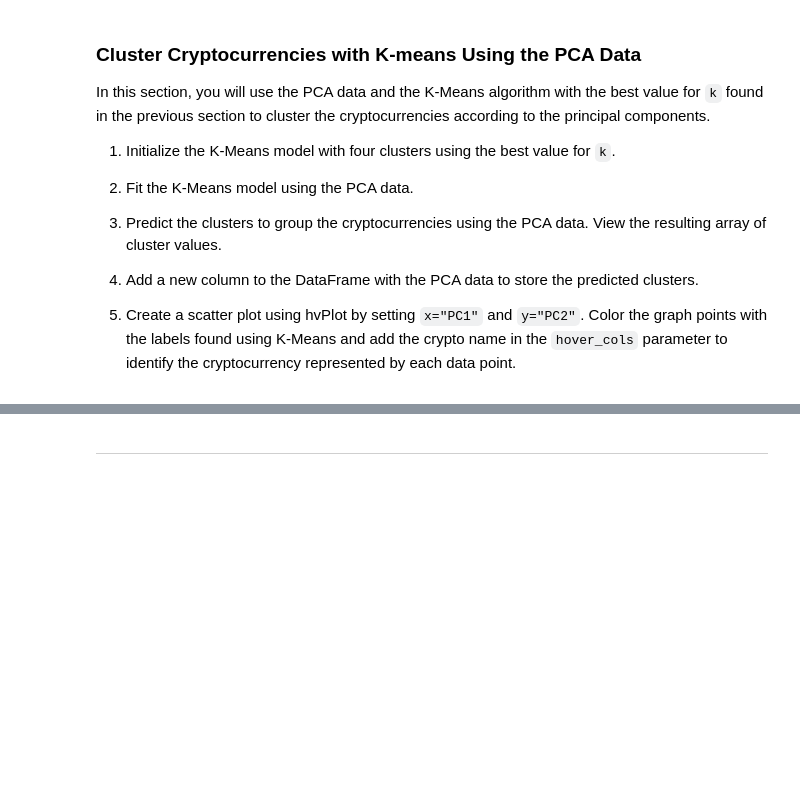
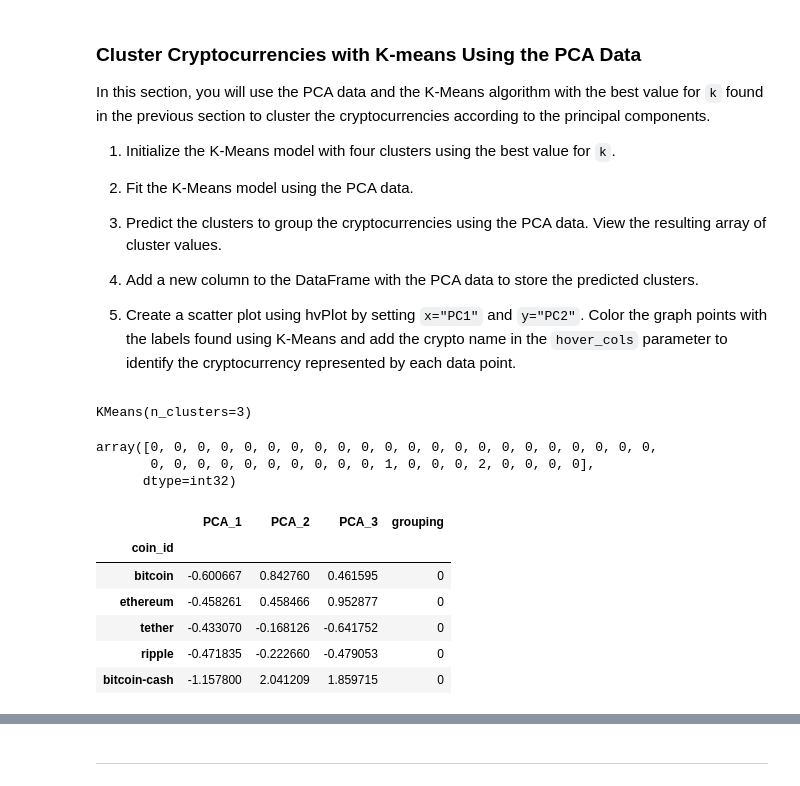
Before and after one commit to seshouan/Project-Crypto_Analysis, a Jupyter notebook: crypto_investments.ipynb, the cells around one changed output, grey strips where cells are left out. Saved outputs shown, nothing was run; the diff lists cells and outputs as text; code cells hidden in the pictures; blank space fills up the shorter version.

Commit message:
optimized clusters with pca

```diff
--- a/crypto_investments.ipynb
+++ b/crypto_investments.ipynb
@@ -321,6 +328,9 @@ In this section, you will use the elbow method to find the best value for `k` us
 # 1. Create a KMeans model using the loop counter for the n_clusters
 # 2. Fit the model to the data using `df_market_data_pca`
 # 3. Append the model.inertia_ to the inertia list
-# YOUR CODE HERE!
+for i in k:
+    k_pca_model = KMeans(n_clusters=i)
+    k_pca_model.fit(df_market_data_pca)
+    inertia.append(k_pca_model.inertia_)
 # %%
 # Create a dictionary with the data to plot the Elbow curve
@@ -360,25 +377,39 @@ In this section, you will use the PCA data and the K-Means algorithm with the be
 5. Create a scatter plot using hvPlot by setting `x="PC1"` and `y="PC2"`. Color the graph points with the labels found using K-Means and add the crypto name in the `hover_cols` parameter to identify the cryptocurrency represented by each data point.
 # %%
 # Initialize the K-Means model using the best value for k
-# YOUR CODE HERE!
+k_pca_model = KMeans(n_clusters=3)
 # %%
 # Fit the K-Means model using the PCA data
-# YOUR CODE HERE!
+k_pca_model.fit(df_market_data_pca)
+# %% [output]
+KMeans(n_clusters=3)
 # %%
 # Predict the clusters to group the cryptocurrencies using the PCA data
-# YOUR CODE HERE!
+pca_data_predictions = k_pca_model.predict(df_market_data_pca)
 
 # View the resulting array of cluster values.
-# YOUR CODE HERE!
+pca_data_predictions
+# %% [output]
+array([0, 0, 0, 0, 0, 0, 0, 0, 0, 0, 0, 0, 0, 0, 0, 0, 0, 0, 0, 0, 0, 0,
+       0, 0, 0, 0, 0, 0, 0, 0, 0, 0, 1, 0, 0, 0, 2, 0, 0, 0, 0],
+      dtype=int32)
 # %%
 # Create a copy of the DataFrame with the PCA data
-# YOUR CODE HERE!
+df_market_data_pca_predictions = df_market_data_pca.copy()
 
 # Add a new column to the DataFrame with the predicted clusters
-# YOUR CODE HERE!
+df_market_data_pca_predictions['grouping'] = pca_data_predictions
 
 # Display sample data
-# YOUR CODE HERE!
+df_market_data_pca_predictions.head()
+# %% [output]
+|  | PCA_1 | PCA_2 | PCA_3 | grouping |
+| coin_id |  |  |  |  |
+| bitcoin | -0.600667 | 0.842760 | 0.461595 | 0 |
+| ethereum | -0.458261 | 0.458466 | 0.952877 | 0 |
+| tether | -0.433070 | -0.168126 | -0.641752 | 0 |
+| ripple | -0.471835 | -0.222660 | -0.479053 | 0 |
+| bitcoin-cash | -1.157800 | 2.041209 | 1.859715 | 0 |
 # %%
 # Create a scatter plot using hvPlot by setting
 # `x="PC1"` and `y="PC2"`.
```
Also changed, not shown: parts of 15 cells of this notebook.
